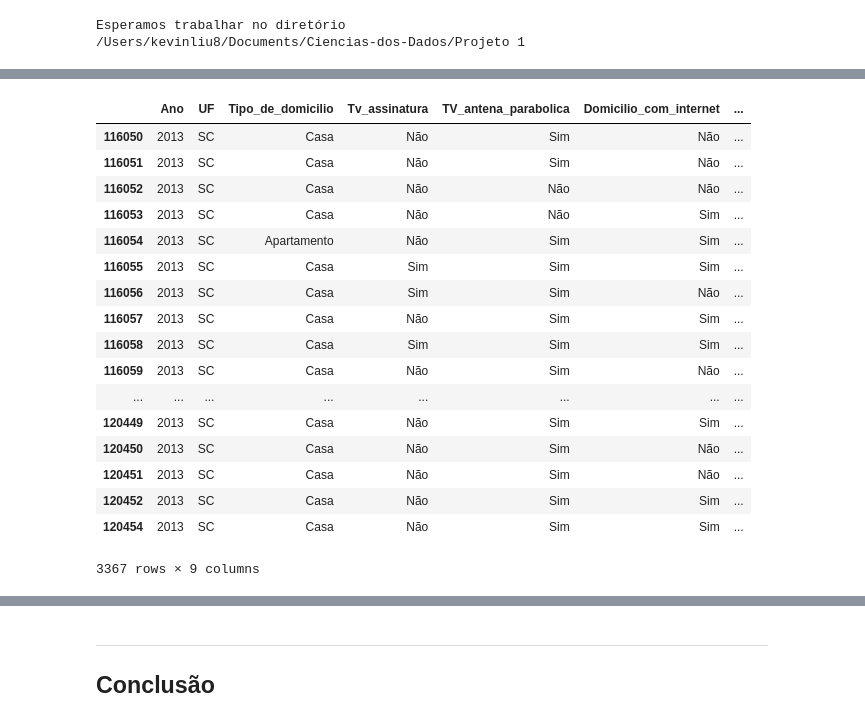
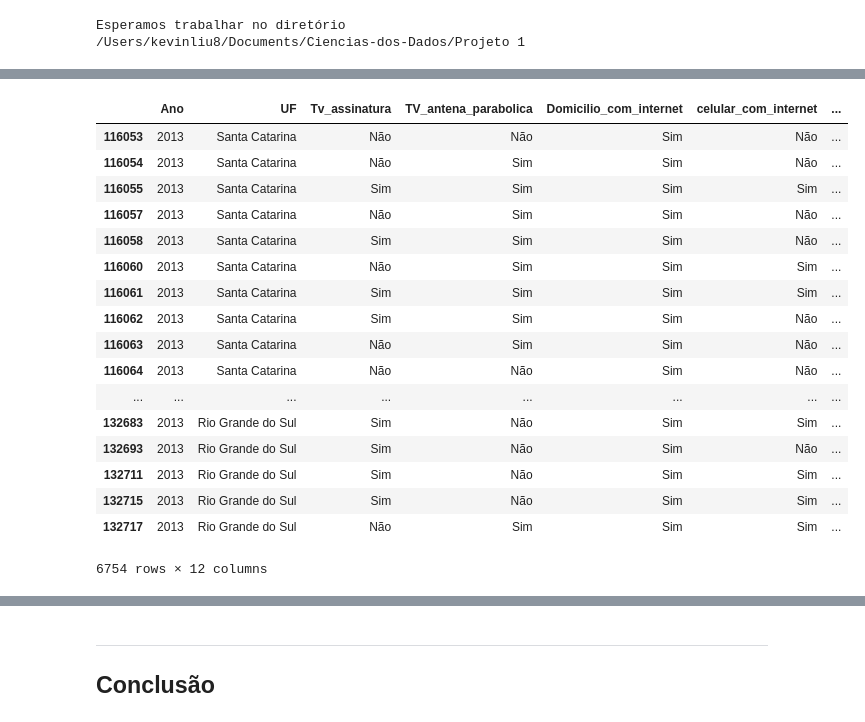
Before and after one commit to KLiuyeh/Ciencias-dos-Dados, a Jupyter notebook: Projeto 1 /Projeto1 Layout.ipynb, the cells around one changed output, grey strips where cells are left out. Saved outputs shown, nothing was run; the diff lists cells and outputs as text; code cells hidden in the pictures.

```diff
--- a/Projeto 1 /Projeto1 Layout.ipynb
+++ b/Projeto 1 /Projeto1 Layout.ipynb
@@ -53,53 +45,70 @@ dados
 # %%
-dadosSc_2013 = dados[dados.UF==42].loc[:,["V0101","UF","V0202","V02272","V02274","V02322","V02324","V02424","V02426"]] # SANTA Catarina # delimitando variaveis na coluna
+dadosSc_2013 = dados[dados.V4621!=999999999999].loc[:,["V0101","UF","V02272","V02274","V02322","V02324","V02424","V02426","V02323","V02325","V02327","V4621"]] # SANTA Catarina # delimitando variaveis na coluna
 #dadosSc.to_csv("resumo.csv")
-dadosSc_2013.columns =["Ano","UF","Tipo_de_domicilio","Tv_assinatura","TV_antena_parabolica","Domicilio_com_internet","celular_com_internet","Uso_de_3G_ou_4G","internet_banda_larga"]
-
+dadosSc_2013.columns =["Ano","UF","Tv_assinatura","TV_antena_parabolica","Domicilio_com_internet","celular_com_internet","Uso_de_3G_ou_4G","internet_banda_larga","microcomputador","Tablet","outro_equipamento","Renda_mensal"]
+dadosSc_2013 = dadosSc_2013[pd.notnull(dadosSc_2013.Renda_mensal)& pd.notnull(dadosSc_2013.Tv_assinatura)&pd.notnull(dadosSc_2013.TV_antena_parabolica)&pd.notnull(dadosSc_2013.Domicilio_com_internet)&pd.notnull(dadosSc_2013.Uso_de_3G_ou_4G)&pd.notnull(dadosSc_2013.internet_banda_larga)&pd.notnull(dadosSc_2013.microcomputador)&pd.notnull(dadosSc_2013.Tablet)&pd.notnull(dadosSc_2013.outro_equipamento)]
+# muita pouca gente que acessa com outro equipamento
 
 #Transformando em categoria
-dadosSc_2013.Tipo_de_domicilio = dadosSc_2013.Tipo_de_domicilio.astype("category")
 dadosSc_2013.UF = dadosSc_2013.UF.astype("category")
 dadosSc_2013.Tv_assinatura= dadosSc_2013.Tv_assinatura.astype("category")
 dadosSc_2013.TV_antena_parabolica = dadosSc_2013.TV_antena_parabolica.astype("category")
 dadosSc_2013.Domicilio_com_internet = dadosSc_2013.Domicilio_com_internet.astype("category")
 dadosSc_2013.celular_com_internet=dadosSc_2013.celular_com_internet.astype("category")
 dadosSc_2013.Uso_de_3G_ou_4G=dadosSc_2013.Uso_de_3G_ou_4G.astype("category")
 dadosSc_2013.internet_banda_larga=dadosSc_2013.internet_banda_larga.astype("category")
+dadosSc_2013.microcomputador=dadosSc_2013.microcomputador.astype("category")
+dadosSc_2013.Tablet=dadosSc_2013.Tablet.astype("category")
+dadosSc_2013.outro_equipamento=dadosSc_2013.outro_equipamento.astype("category")
 
 
 # Trocando os valores representativos(numeros) pelo seu significado
-dadosSc_2013.Tipo_de_domicilio.cat.categories = (["Casa","Apartamento","Coletivo"])
-dadosSc_2013.UF.cat.categories =(["SC"])
+dadosSc_2013.UF.cat.categories = ("Rondonia","Acre","Amazonas","Roraima", \
+"Pará","Amapá", "Tocantins", "Maranhão", "Piauí", "Ceará","Rio Grande do Norte","Paraíba", \
+"Pernambuco","Alagoas","Sergipe","Bahia","Minas Gerais","Espírito Santo","Rio de Janeiro",\
+"São Paulo","Paraná","Santa Catarina","Rio Grande do Sul","Mato Grosso do Sul","Mato Grosso","Goiás","Distrito Federal")
+
 dadosSc_2013.Tv_assinatura.cat.categories =(["Sim","Não"])
 dadosSc_2013.TV_antena_parabolica.cat.categories = (["Sim","Não","Não sabe"])
-dadosSc_2013.Domicilio_com_internet.cat.categories = (["Sim ","Não"])
+dadosSc_2013.Domicilio_com_internet.cat.categories = (["Sim"])
 dadosSc_2013.celular_com_internet.cat.categories = (["Sim ","Não"])
 dadosSc_2013.Uso_de_3G_ou_4G.cat.categories = (["Sim ","Não"])
 dadosSc_2013.internet_banda_larga.cat.categories = (["Sim ","Não"])
+dadosSc_2013.microcomputador.cat.categories = (["Sim ","Não"])
+dadosSc_2013.Tablet.cat.categories = (["Sim ","Não"])
+dadosSc_2013.outro_equipamento.cat.categories = (["Sim ","Não"])
 
+dadosSc_2013 = dadosSc_2013[(dadosSc_2013.UF=="Santa Catarina")|(dadosSc_2013.UF== "Rio Grande do Sul")]
+
+renda_baixa = dadosSc_2013[dadosSc_2013.Renda_mensal<=500]
+renda_baixa2 = dadosSc_2013[(dadosSc_2013.Renda_mensal>500)&(dadosSc_2013.Renda_mensal<=1400)]
+renda_media = dadosSc_2013[(dadosSc_2013.Renda_mensal>1400)&(dadosSc_2013.Renda_mensal<=2100)]
+renda_media2 = dadosSc_2013[(dadosSc_2013.Renda_mensal>2100)&(dadosSc_2013.Renda_mensal<=3200)]
+renda_grande =dadosSc_2013[(dadosSc_2013.Renda_mensal>3200)&(dadosSc_2013.Renda_mensal<=4500)]
+renda_grande2 = dadosSc_2013[dadosSc_2013.Renda_mensal>4500]
 #dadosSc_2013.head()
 
-dadosSc_2013_2= dadosSc_2013[pd.notnull(dadosSc_2013.Tipo_de_domicilio)]  # Retirando usuarios nulos
 
-dadosSc_2013_2.to_csv("resumo.csv")
+ # Retirando usuarios nulos
+dadosSc_2013.to_csv("resumo.csv")
 
-dadosSc_2013_2
+dadosSc_2013
 # %% [output]
-|  | Ano | UF | Tipo_de_domicilio | Tv_assinatura | TV_antena_parabolica | Domicilio_com_internet | ... |
-| 116050 | 2013 | SC | Casa | Não | Sim | Não | ... |
-| 116051 | 2013 | SC | Casa | Não | Sim | Não | ... |
-| 116052 | 2013 | SC | Casa | Não | Não | Não | ... |
-| 116053 | 2013 | SC | Casa | Não | Não | Sim | ... |
-| 116054 | 2013 | SC | Apartamento | Não | Sim | Sim | ... |
-| 116055 | 2013 | SC | Casa | Sim | Sim | Sim | ... |
-| 116056 | 2013 | SC | Casa | Sim | Sim | Não | ... |
-| 116057 | 2013 | SC | Casa | Não | Sim | Sim | ... |
-| 116058 | 2013 | SC | Casa | Sim | Sim | Sim | ... |
-| 116059 | 2013 | SC | Casa | Não | Sim | Não | ... |
+|  | Ano | UF | Tv_assinatura | TV_antena_parabolica | Domicilio_com_internet | celular_com_internet | ... |
+| 116053 | 2013 | Santa Catarina | Não | Não | Sim | Não | ... |
+| 116054 | 2013 | Santa Catarina | Não | Sim | Sim | Não | ... |
+| 116055 | 2013 | Santa Catarina | Sim | Sim | Sim | Sim | ... |
+| 116057 | 2013 | Santa Catarina | Não | Sim | Sim | Não | ... |
+| 116058 | 2013 | Santa Catarina | Sim | Sim | Sim | Não | ... |
+| 116060 | 2013 | Santa Catarina | Não | Sim | Sim | Sim | ... |
+| 116061 | 2013 | Santa Catarina | Sim | Sim | Sim | Sim | ... |
+| 116062 | 2013 | Santa Catarina | Sim | Sim | Sim | Não | ... |
+| 116063 | 2013 | Santa Catarina | Não | Sim | Sim | Não | ... |
+| 116064 | 2013 | Santa Catarina | Não | Não | Sim | Não | ... |
 | ... | ... | ... | ... | ... | ... | ... | ... |
-| 120449 | 2013 | SC | Casa | Não | Sim | Sim | ... |
-| 120450 | 2013 | SC | Casa | Não | Sim | Não | ... |
-| 120451 | 2013 | SC | Casa | Não | Sim | Não | ... |
-| 120452 | 2013 | SC | Casa | Não | Sim | Sim | ... |
-| 120454 | 2013 | SC | Casa | Não | Sim | Sim | ... |
+| 132683 | 2013 | Rio Grande do Sul | Sim | Não | Sim | Sim | ... |
+| 132693 | 2013 | Rio Grande do Sul | Sim | Não | Sim | Não | ... |
+| 132711 | 2013 | Rio Grande do Sul | Sim | Não | Sim | Sim | ... |
+| 132715 | 2013 | Rio Grande do Sul | Sim | Não | Sim | Sim | ... |
+| 132717 | 2013 | Rio Grande do Sul | Não | Sim | Sim | Sim | ... |
-3367 rows × 9 columns
+6754 rows × 12 columns
```
Also changed, not shown: parts of 18 cells of this notebook.
